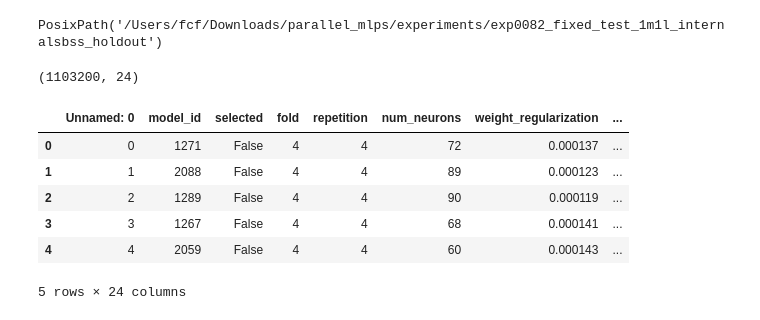
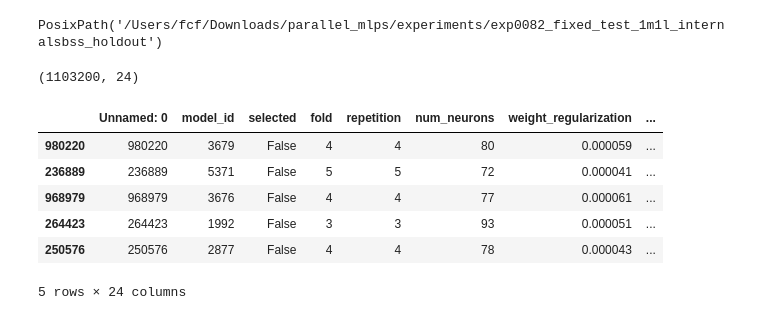
Before and after one commit to fariasfc/parallel_layers, a Jupyter notebook: analysis/pmlps_diffs_analysis.ipynb, the cells around one changed output. Drawn from its saved outputs; the diff is of its cells as text; code cells hidden in the pictures.

```diff
--- a/analysis/pmlps_diffs_analysis.ipynb
+++ b/analysis/pmlps_diffs_analysis.ipynb
@@ -12,30 +12,31 @@ PosixPath('/Users/fcf/Downloads/parallel_mlps/experiments/exp0082_fixed_test_1m1
 # %%
 df_all_path = folder / "df_all.csv"
 if not df_all_path.exists():
 	filepaths = list(folder.glob("**/pmlps_1.csv"))
 	df = pd.DataFrame()
 	list_dfs = []
 	for filepath in tqdm(filepaths):
 		splits = str(filepath).split('/')
 
 		tmp_df = pd.read_csv(filepath)
 		tmp_df["dataset"] = splits[-4]
 		tmp_df["run"] = splits[-2]
 		list_dfs.append(tmp_df)
 	df = pd.concat(list_dfs, ignore_index=True)
 	df.to_csv(folder / "df_all.csv")
 
 df = pd.read_csv(df_all_path)
 print(df.shape)
-df.head()
+df.sort_values("test_overall_acc", ascending=False).head()
+# df.head()
 # %% [output]
 (1103200, 24)
 |  | Unnamed: 0 | model_id | selected | fold | repetition | num_neurons | weight_regularization | ... |
-| 0 | 0 | 1271 | False | 4 | 4 | 72 | 0.000137 | ... |
-| 1 | 1 | 2088 | False | 4 | 4 | 89 | 0.000123 | ... |
-| 2 | 2 | 1289 | False | 4 | 4 | 90 | 0.000119 | ... |
-| 3 | 3 | 1267 | False | 4 | 4 | 68 | 0.000141 | ... |
-| 4 | 4 | 2059 | False | 4 | 4 | 60 | 0.000143 | ... |
+| 980220 | 980220 | 3679 | False | 4 | 4 | 80 | 0.000059 | ... |
+| 236889 | 236889 | 5371 | False | 5 | 5 | 72 | 0.000041 | ... |
+| 968979 | 968979 | 3676 | False | 4 | 4 | 77 | 0.000061 | ... |
+| 264423 | 264423 | 1992 | False | 3 | 3 | 93 | 0.000051 | ... |
+| 250576 | 250576 | 2877 | False | 4 | 4 | 78 | 0.000043 | ... |
 5 rows × 24 columns
 # %%
 # Calculating Differences
```
Also changed, not shown: parts of 4 cells of this notebook.
